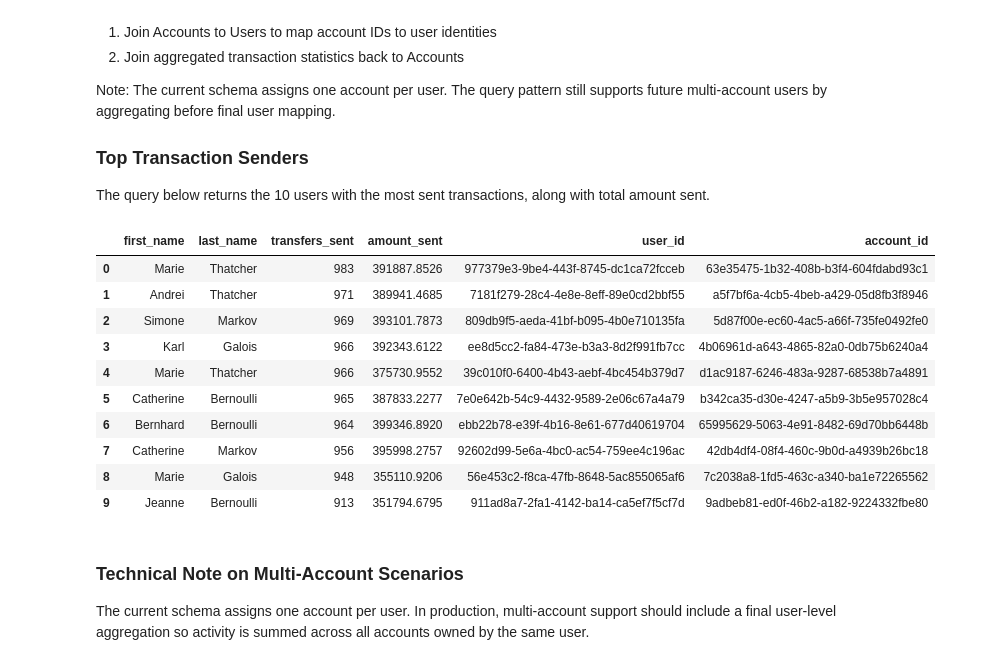
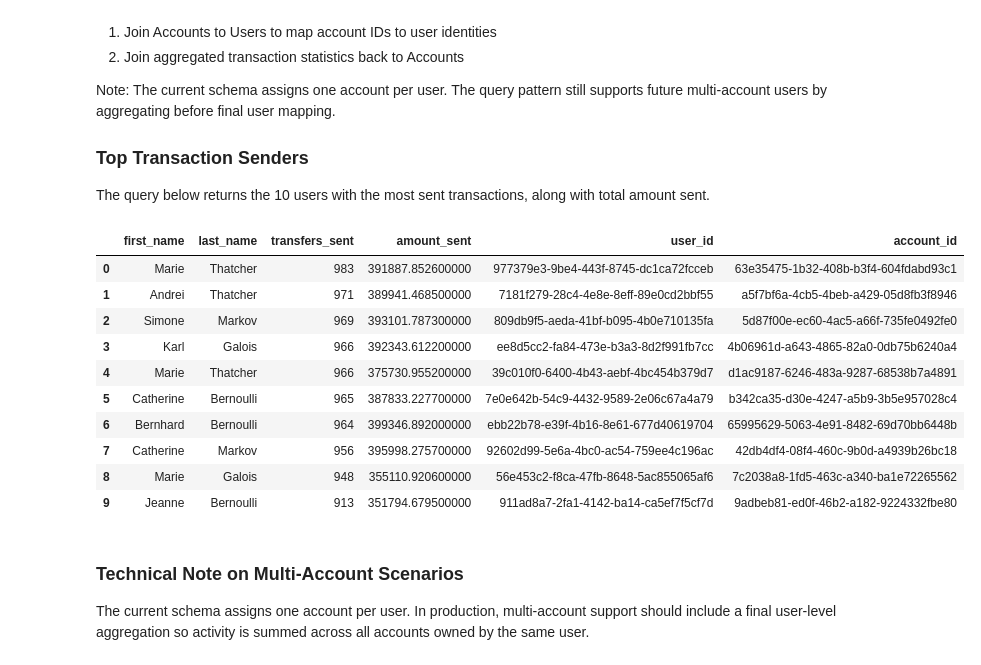
Before and after one commit to ploewen/fintech_ledger, a Jupyter notebook: analysis/db_analysis.ipynb, the cells around one changed output. Cells and saved outputs as stored; diff of their text form; code cells hidden in the pictures.

```diff
--- a/analysis/db_analysis.ipynb
+++ b/analysis/db_analysis.ipynb
@@ -256,39 +256,39 @@ The query below returns the 10 users with the most sent transactions, along with
 # %%
 users_most_sent_query = """
     WITH u AS (
         SELECT user_id, first_name, last_name
         FROM Records.Users
     ),
     t AS (
-        SELECT sender_account_id, SUM(1) as transfers_sent, SUM(base_amount) as amount_sent
+        SELECT sender_account_id, COUNT(*) as transfers_sent, SUM(base_amount) as amount_sent
         FROM Records.Transactions
         GROUP BY sender_account_id
     )
     SELECT u.first_name, u.last_name, t.transfers_sent, t.amount_sent, a.user_id, a.account_id
     FROM Records.Accounts as a
     INNER JOIN u
     ON a.user_id = u.user_id
     INNER JOIN t
     ON a.account_id = t.sender_account_id
     ORDER BY t.transfers_sent DESC
     LIMIT 10
     """
 
 df = pd.read_sql(users_most_sent_query, engine)
 
 df
 # %% [output]
 |  | first_name | last_name | transfers_sent | amount_sent | user_id | account_id |
-| 0 | Marie | Thatcher | 983 | 391887.8526 | 977379e3-9be4-443f-8745-dc1ca72fcceb | 63e35475-1b32-408b-b3f4-604fdabd93c1 |
-| 1 | Andrei | Thatcher | 971 | 389941.4685 | 7181f279-28c4-4e8e-8eff-89e0cd2bbf55 | a5f7bf6a-4cb5-4beb-a429-05d8fb3f8946 |
-| 2 | Simone | Markov | 969 | 393101.7873 | 809db9f5-aeda-41bf-b095-4b0e710135fa | 5d87f00e-ec60-4ac5-a66f-735fe0492fe0 |
-| 3 | Karl | Galois | 966 | 392343.6122 | ee8d5cc2-fa84-473e-b3a3-8d2f991fb7cc | 4b06961d-a643-4865-82a0-0db75b6240a4 |
-| 4 | Marie | Thatcher | 966 | 375730.9552 | 39c010f0-6400-4b43-aebf-4bc454b379d7 | d1ac9187-6246-483a-9287-68538b7a4891 |
-| 5 | Catherine | Bernoulli | 965 | 387833.2277 | 7e0e642b-54c9-4432-9589-2e06c67a4a79 | b342ca35-d30e-4247-a5b9-3b5e957028c4 |
-| 6 | Bernhard | Bernoulli | 964 | 399346.8920 | ebb22b78-e39f-4b16-8e61-677d40619704 | 65995629-5063-4e91-8482-69d70bb6448b |
-| 7 | Catherine | Markov | 956 | 395998.2757 | 92602d99-5e6a-4bc0-ac54-759ee4c196ac | 42db4df4-08f4-460c-9b0d-a4939b26bc18 |
-| 8 | Marie | Galois | 948 | 355110.9206 | 56e453c2-f8ca-47fb-8648-5ac855065af6 | 7c2038a8-1fd5-463c-a340-ba1e72265562 |
-| 9 | Jeanne | Bernoulli | 913 | 351794.6795 | 911ad8a7-2fa1-4142-ba14-ca5ef7f5cf7d | 9adbeb81-ed0f-46b2-a182-9224332fbe80 |
+| 0 | Marie | Thatcher | 983 | 391887.852600000 | 977379e3-9be4-443f-8745-dc1ca72fcceb | 63e35475-1b32-408b-b3f4-604fdabd93c1 |
+| 1 | Andrei | Thatcher | 971 | 389941.468500000 | 7181f279-28c4-4e8e-8eff-89e0cd2bbf55 | a5f7bf6a-4cb5-4beb-a429-05d8fb3f8946 |
+| 2 | Simone | Markov | 969 | 393101.787300000 | 809db9f5-aeda-41bf-b095-4b0e710135fa | 5d87f00e-ec60-4ac5-a66f-735fe0492fe0 |
+| 3 | Karl | Galois | 966 | 392343.612200000 | ee8d5cc2-fa84-473e-b3a3-8d2f991fb7cc | 4b06961d-a643-4865-82a0-0db75b6240a4 |
+| 4 | Marie | Thatcher | 966 | 375730.955200000 | 39c010f0-6400-4b43-aebf-4bc454b379d7 | d1ac9187-6246-483a-9287-68538b7a4891 |
+| 5 | Catherine | Bernoulli | 965 | 387833.227700000 | 7e0e642b-54c9-4432-9589-2e06c67a4a79 | b342ca35-d30e-4247-a5b9-3b5e957028c4 |
+| 6 | Bernhard | Bernoulli | 964 | 399346.892000000 | ebb22b78-e39f-4b16-8e61-677d40619704 | 65995629-5063-4e91-8482-69d70bb6448b |
+| 7 | Catherine | Markov | 956 | 395998.275700000 | 92602d99-5e6a-4bc0-ac54-759ee4c196ac | 42db4df4-08f4-460c-9b0d-a4939b26bc18 |
+| 8 | Marie | Galois | 948 | 355110.920600000 | 56e453c2-f8ca-47fb-8648-5ac855065af6 | 7c2038a8-1fd5-463c-a340-ba1e72265562 |
+| 9 | Jeanne | Bernoulli | 913 | 351794.679500000 | 911ad8a7-2fa1-4142-ba14-ca5ef7f5cf7d | 9adbeb81-ed0f-46b2-a182-9224332fbe80 |
 # %% [markdown]
 ### Technical Note on Multi-Account Scenarios
 
```
Also changed, not shown: parts of 9 cells of this notebook, 1 other file.
